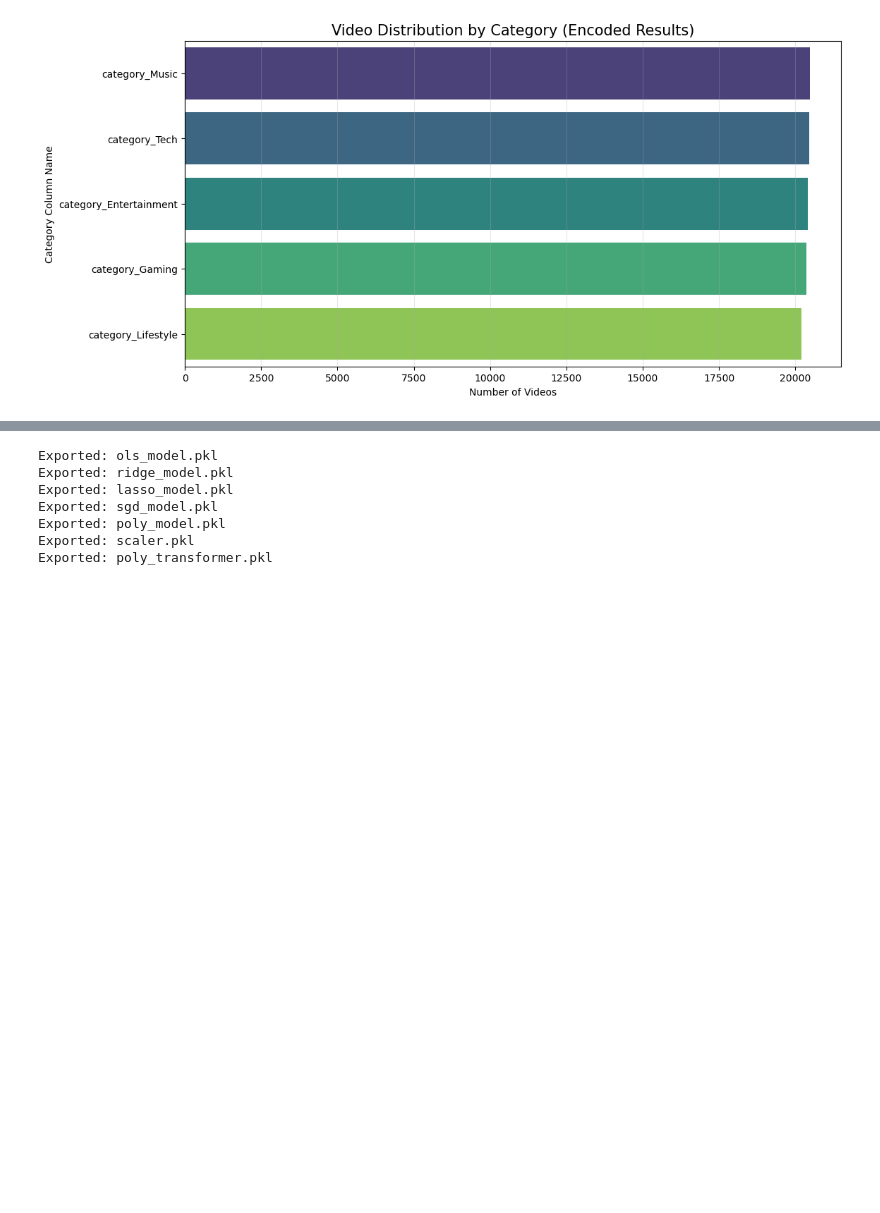
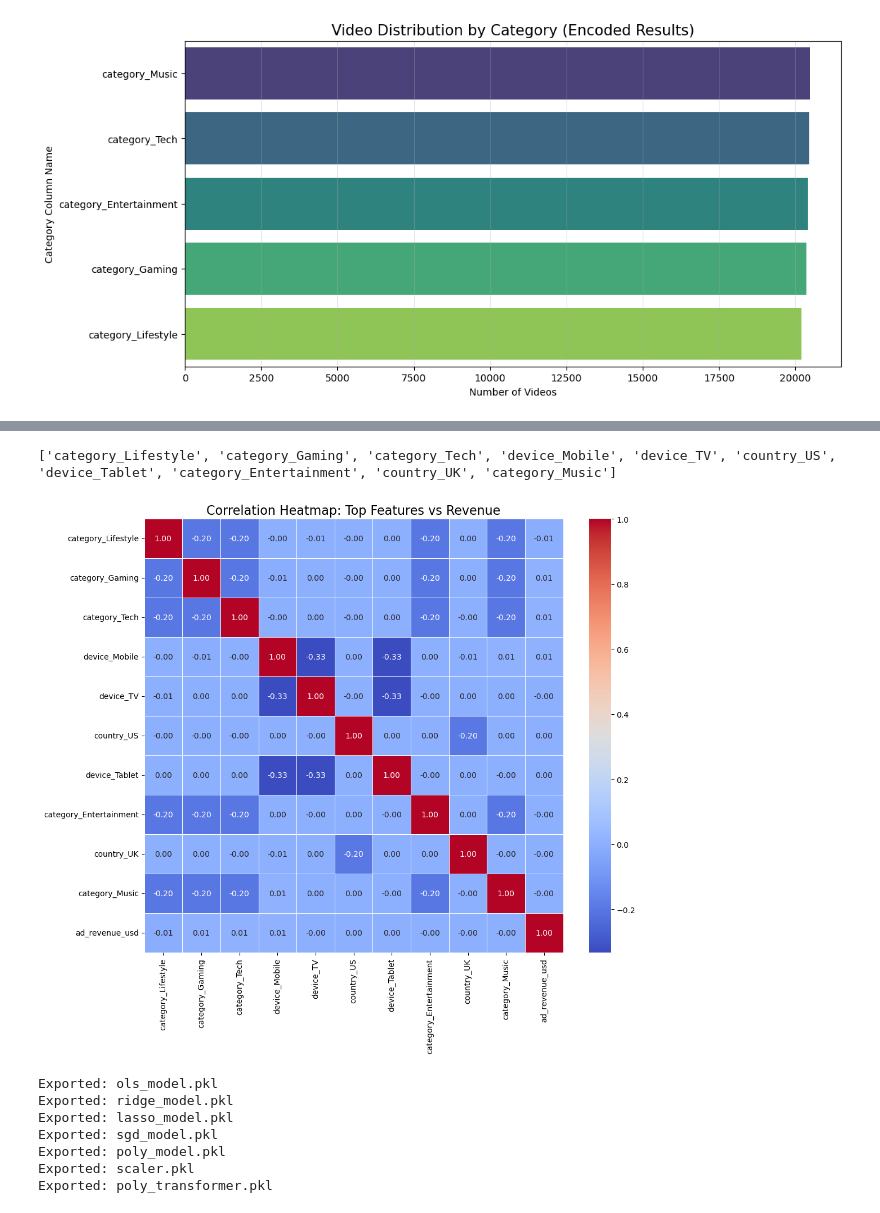
Before and after one commit to vinodg-dotcom/Content_Monetization_Modeler, a Jupyter notebook: youtubeAdRevenue.ipynb, the cells around one changed output, grey strips where cells are left out. Drawn from its saved outputs; the diff is of its cells as text; code cells hidden in the pictures; blank space fills up the shorter version.

```diff
--- a/youtubeAdRevenue.ipynb
+++ b/youtubeAdRevenue.ipynb
@@ -485,3 +489,23 @@ dtype: float64
+# %%
+# Identify the top 10 features most correlated with revenue
+top_features = correlations.abs().sort_values(ascending=False).head(10).index.tolist()
+print(top_features)
+
+# Add the target column to the list
+cols_to_plot = top_features + ['ad_revenue_usd']
+
+# Calculate the correlation matrix for ONLY these columns
+matrix = youtube_df[cols_to_plot].corr()
+
+# Create the heatmap
+plt.figure(figsize=(12, 10))
+sns.heatmap(matrix, annot=True, cmap='coolwarm', fmt=".2f", linewidths=0.5)
+
+plt.title('Correlation Heatmap: Top Features vs Revenue', fontsize=16)
+plt.show()
+# %% [output]
+['category_Lifestyle', 'category_Gaming', 'category_Tech', 'device_Mobile', 'device_TV', 'country_US', 'device_Tablet', 'category_Entertainment', 'country_UK', 'category_Music']
+[figure, added]
 # %%
 model_to_pickle = {
     'ols_model.pkl': ols_model,
```
Also changed, not shown: parts of 3 cells of this notebook.
